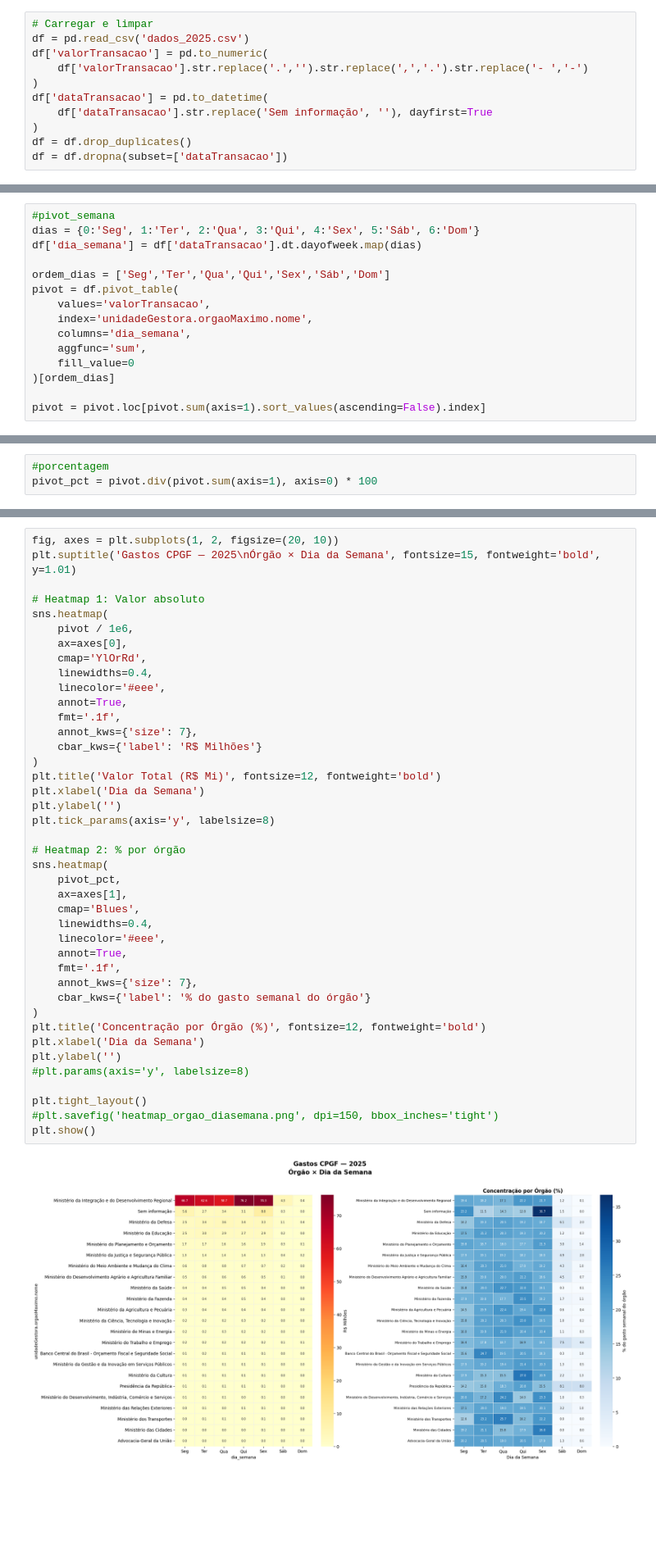
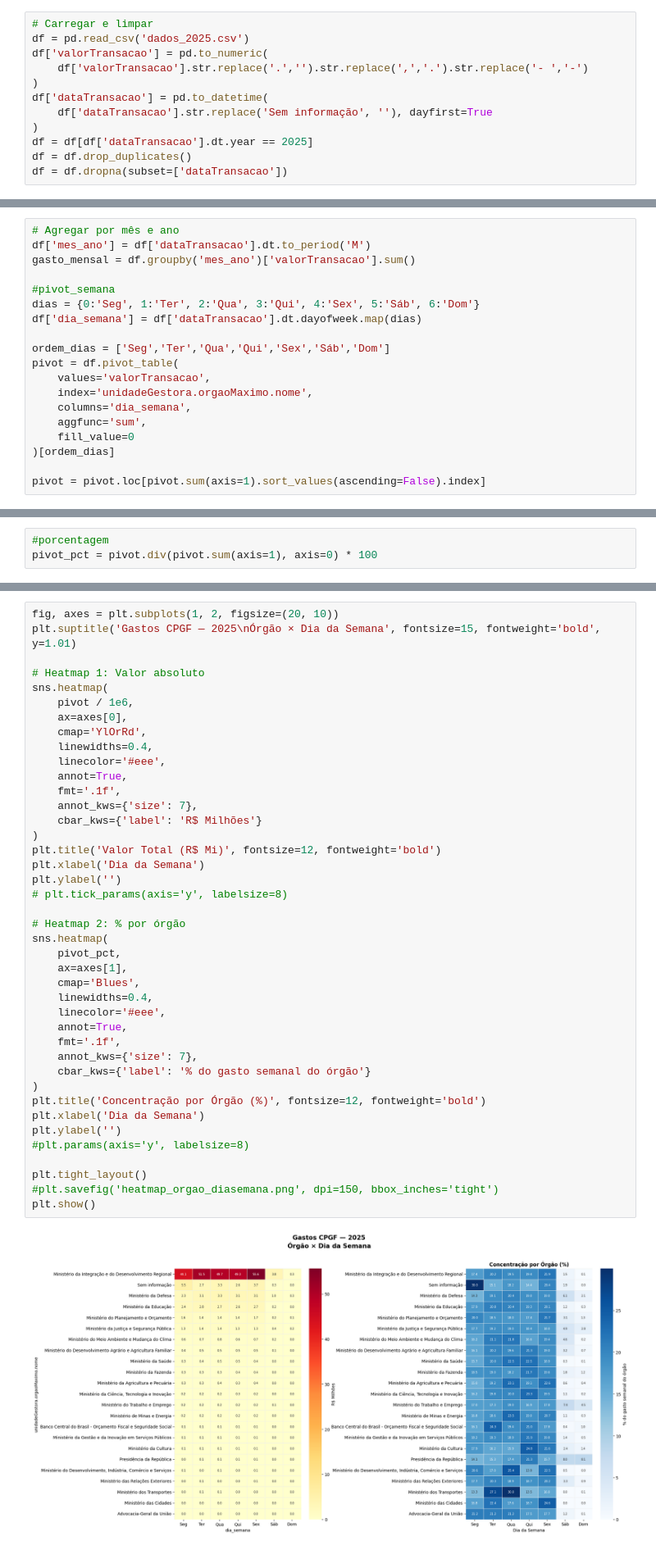
Before and after one commit to JoaoQAlisson/Projeto---CPGF, a Jupyter notebook: sazonalidade_semana.ipynb, the cells around one changed output, grey strips where cells are left out. Shown at 82% size. Cells and saved outputs as stored; diff of their text form; blank space fills up the shorter version.

```diff
--- a/sazonalidade_semana.ipynb
+++ b/sazonalidade_semana.ipynb
@@ -12,5 +15,6 @@ df['valorTransacao'] = pd.to_numeric(
 df['dataTransacao'] = pd.to_datetime(
     df['dataTransacao'].str.replace('Sem informação', ''), dayfirst=True
 )
+df = df[df['dataTransacao'].dt.year == 2025]
 df = df.drop_duplicates()
 df = df.dropna(subset=['dataTransacao'])
@@ -19,4 +23,8 @@ NameError: name 'Dataset' is not defined
 # %%
+# Agregar por mês e ano
+df['mes_ano'] = df['dataTransacao'].dt.to_period('M')
+gasto_mensal = df.groupby('mes_ano')['valorTransacao'].sum()
+
 #pivot_semana
 dias = {0:'Seg', 1:'Ter', 2:'Qua', 3:'Qui', 4:'Sex', 5:'Sáb', 6:'Dom'}
 df['dia_semana'] = df['dataTransacao'].dt.dayofweek.map(dias)
@@ -62,32 +81,32 @@ sns.heatmap(
     annot=True,
     fmt='.1f',
     annot_kws={'size': 7},
     cbar_kws={'label': 'R$ Milhões'}
 )
 plt.title('Valor Total (R$ Mi)', fontsize=12, fontweight='bold')
 plt.xlabel('Dia da Semana')
 plt.ylabel('')
-plt.tick_params(axis='y', labelsize=8)
+# plt.tick_params(axis='y', labelsize=8)
 
 # Heatmap 2: % por órgão
 sns.heatmap(
     pivot_pct,
     ax=axes[1],
     cmap='Blues',
     linewidths=0.4,
     linecolor='#eee',
     annot=True,
     fmt='.1f',
     annot_kws={'size': 7},
     cbar_kws={'label': '% do gasto semanal do órgão'}
 )
 plt.title('Concentração por Órgão (%)', fontsize=12, fontweight='bold')
 plt.xlabel('Dia da Semana')
 plt.ylabel('')
 #plt.params(axis='y', labelsize=8)
 
 plt.tight_layout()
 #plt.savefig('heatmap_orgao_diasemana.png', dpi=150, bbox_inches='tight')
 plt.show()
 # %% [output]
-[figure, old version]
+[figure, new version]
```
Also changed, not shown: parts of 5 cells of this notebook, 6 other files.
